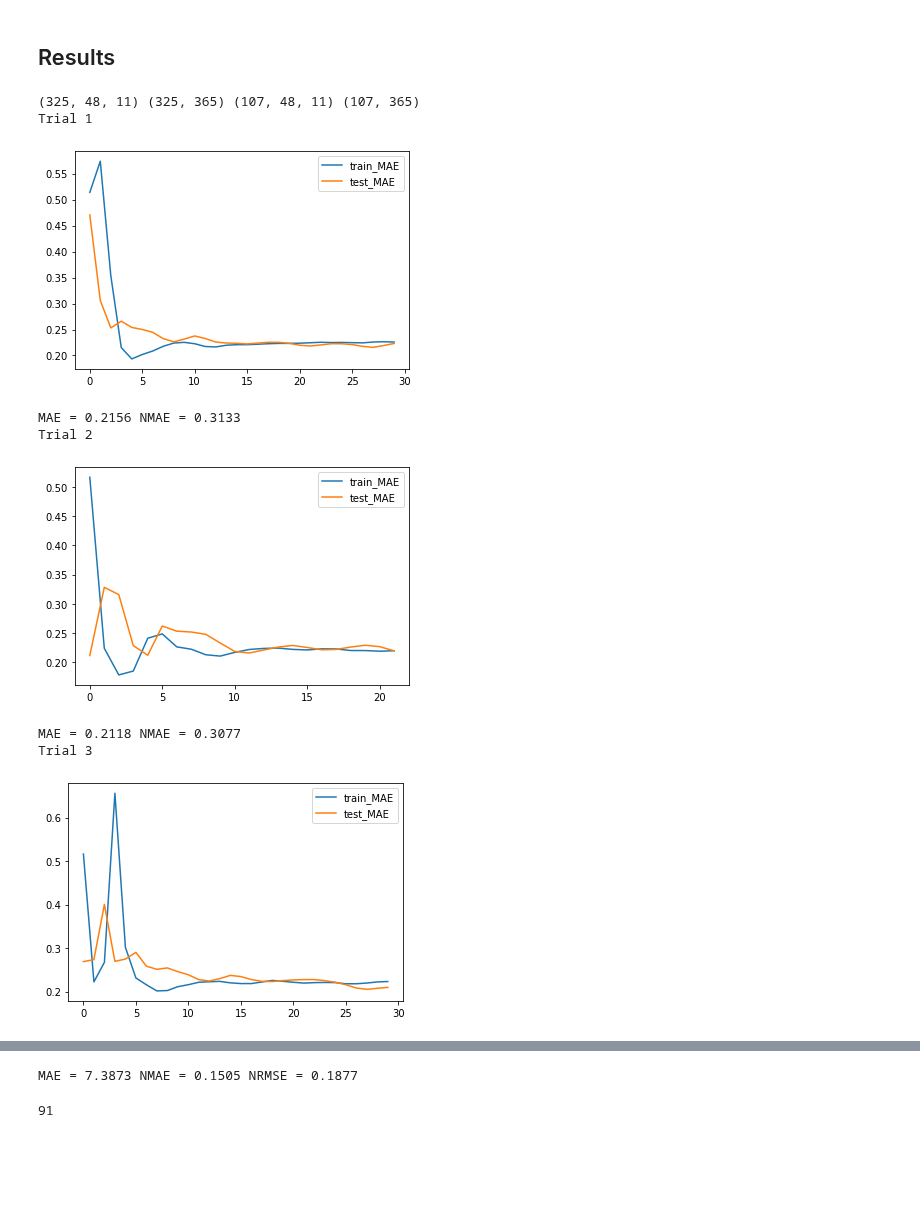
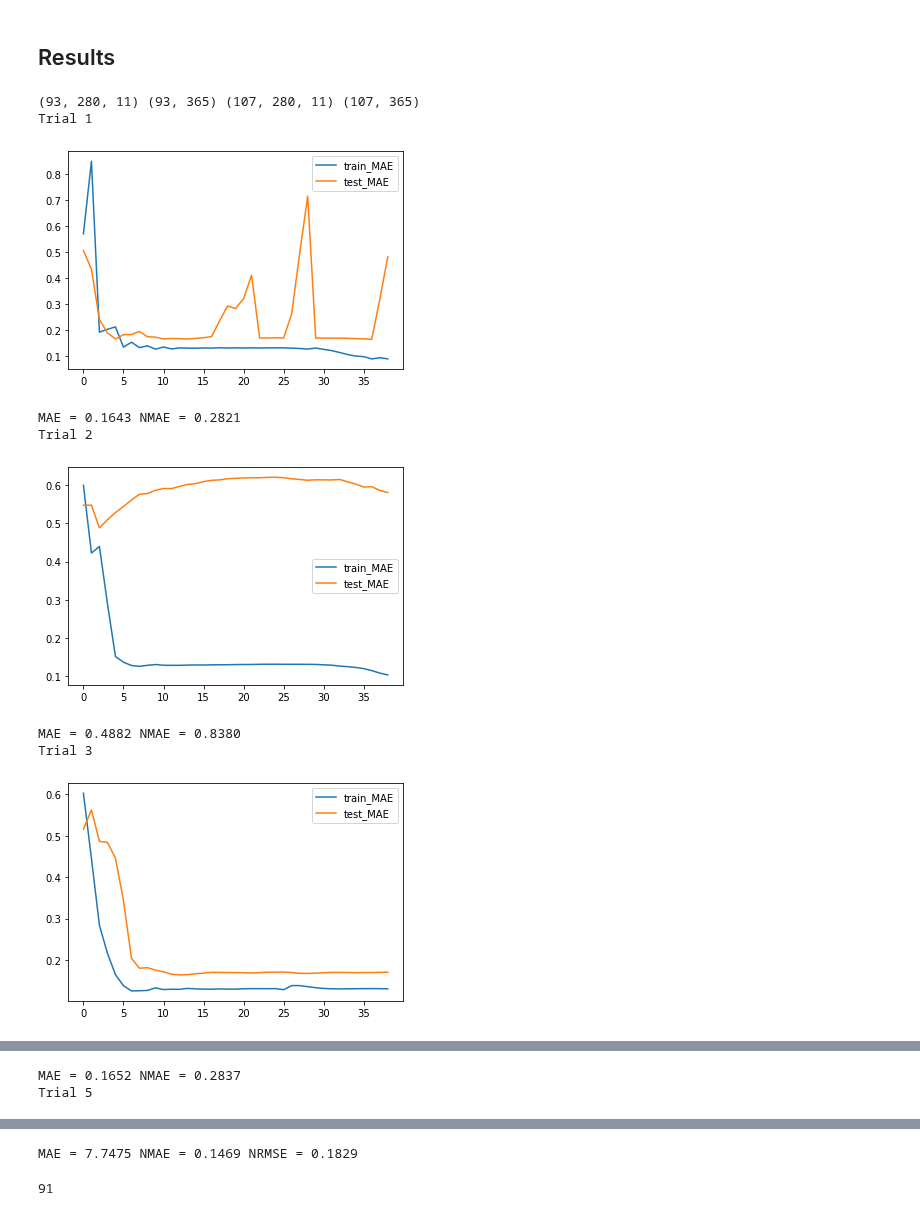
Before and after one commit to TLChilton/Senior_Capstone, a Jupyter notebook: Thomas/LSTMBayesSearch.ipynb, the cells around one changed output, grey strips where cells are left out. Cells and saved outputs as stored; diff of their text form; code cells hidden in the pictures; blank space fills up the shorter version.

Commit message:
Improvement NMAE = 0.1469 NRMSE = 0.1829

```diff
--- a/Thomas/LSTMBayesSearch.ipynb
+++ b/Thomas/LSTMBayesSearch.ipynb
@@ -175,11 +175,11 @@ dim_n_in = Integer(low=1, high=365, name='n_in')
 dim_learning_rate = Real(low=9e-5, high=9e-1, prior='log-uniform', name='learning_rate')
 dim_LSTM1 = Integer(low=1, high=300, name='LSTM1')
 dim_LSTM2 = Integer(low=1, high=300, name='LSTM2')
-dim_num_layers = Integer(low=1, high=5, name='num_layers')
+dim_num_layers = Integer(low=0, high=5, name='num_layers')
 dim_dropout1 = Real(low=9e-10, high=9e-1, prior='log-uniform', name='dropout1')
 dim_dropout2 = Real(low=9e-10, high=9e-1, prior='log-uniform', name='dropout2')
 dim_batch_size = Integer(low=1, high=600, name='batch_size')
-dim_patience = Integer(low=10,high=30, name="patience")
+dim_patience = Integer(low=10,high=100, name="patience")
 dim_num_epochs = Integer(low=10,high=200, name="num_epochs")
 
 dimensions = [
@@ -194,24 +194,12 @@ dimensions = [
     dim_patience,
     dim_num_epochs
 ]
-initial_points_uniform = [
-    [0.05, 10, 5, 1, 0.3, 0.2, 128, 10, 100],
-    [0.05070040716996712,9,5,1,0.2981292286447875,0.20196385462236377,130,20,100],
-    [0.14900790534917321,227,20,1,0.1332896435164779,0.25310540191204833,7,82,151],
-    [0.1723443596701473, 206, 182,1,0.8,0.47091493758924624,131,65,172],
-    [0.09020294903491917,131,104,1,0.5403923824839899,0.32774414270286845,130,40,144],
-    [0.2508200050253172,21,14,3,0.2988238710089116,0.29777934906144615,128,62,155]
-]
-initial_points_log = [
-    [200,0.05, 10, 5, 1, 0.3, 0.2, 128, 10, 100],
-    [200,0.011371679158067525,204,43,3,4.453410274049297e-05,4.3796608724946084e-08,281,19,134],
-    [200,0.2508200050253172,21,14,3,0.2988238710089116,0.29777934906144615,128,50,155],
-    [365,0.014348495758383454,203,108,3,1.1234819726911365e-08,0.1646937922613332,1,50,107],
-    [360,0.000990946164978859,236,43,3,0.0022848295909674633,6.395175192917852e-06,1,50,37]
-]
+
 initial_points = [
     [280,0.00971993713639623,247,225,4,7.300627801285873e-08,0.16606138575445825,105,19,14], # NMAE 0.2607
-    [48,0.19521125417826246,271,7,3,1.6257310794486974e-06,5.2516676073065695e-09,323,21,30] # NMAE 0.1505
+    [48,0.19521125417826246,271,7,3,1.6257310794486974e-06,5.2516676073065695e-09,323,21,30], # NMAE 0.1505
+    [231,0.010264476822280313,263,138,4,3.033099898738017e-08,0.0008493238305193479,136,21,119], # NMAE 0.1653
+    [280,0.0020229199777142574,125,255,3,5.56759489712845e-06,0.00024147778307501044,84,41,39], # NMAE 0.1469
 ]
 # %%
 
@@ -268,7 +256,7 @@ def fitness(n_in, learning_rate, LSTM1, LSTM2, num_layers, dropout1, dropout2, b
 gp_result = gp_minimize(
     func=fitness,
     dimensions=dimensions,
-    n_calls=30,
+    n_calls=15,
     n_jobs=-1,
     kappa=1.96,    # default is 1.96, lower values = more exploitation, higher = more exploration
     noise=1e-5,
@@ -339,6 +327,7 @@ res_df.head(15)
 ## Results
 # %%
 n_in = gp_result.x[0]
+
 num_test = max(floor(df.shape[0]*(1-percent_train)), n_out)
 df_test = df.drop(df.tail(n_out).index).tail(num_test+n_in)
 df_train = df.drop(df.tail(n_out+num_test).index)
@@ -347,7 +336,7 @@ test_X, test_y = split_data(df_test, df.columns, n_in, n_out)
 test_y_mean = np.mean(test_y)
 print(train_X.shape, train_y.shape, test_X.shape, test_y.shape)
 
-num_trials = 3
+num_trials = 5
 best_nmae = 9999.9999
 best_model = None
 
@@ -376,37 +365,37 @@ for t in range(num_trials):
         epochs=gp_result.x[9],
         batch_size=gp_result.x[7],
         validation_data=(test_X, test_y),
         shuffle=False,
         verbose=0,
         callbacks=[early_stopping])
     pyplot.figure()
     pyplot.plot(history.history['loss'], label='train_MAE')
     pyplot.plot(history.history['val_loss'], label='test_MAE')
     pyplot.legend()
     pyplot.show()
 
     with warnings.catch_warnings():
         warnings.filterwarnings(action='ignore', message='All-NaN axis encountered')
         mae = np.nanmin(history.history['val_loss'][-1*gp_result.x[8]:])
 
     # calculate NMAE
     normalized_mae = mae/test_y_mean
     print('MAE = %.4f NMAE = %.4f' % (mae, normalized_mae))
 
     if normalized_mae < best_nmae:
         best_nmae = normalized_mae
         best_model = model
     else:
         del model
 print()
 print(best_model.summary())
 # %% [output]
-(325, 48, 11) (325, 365) (107, 48, 11) (107, 365)
+(93, 280, 11) (93, 365) (107, 280, 11) (107, 365)
 Trial 1
-[figure, old version]
+[figure, new version]
-MAE = 0.2156 NMAE = 0.3133
+MAE = 0.1643 NMAE = 0.2821
 Trial 2
-[figure, old version]
+[figure, new version]
-MAE = 0.2118 NMAE = 0.3077
+MAE = 0.4882 NMAE = 0.8380
 Trial 3
-[figure, old version]
+[figure, new version]
@@ -429,0 +405,2 @@ None
+MAE = 0.1652 NMAE = 0.2837
+Trial 5
@@ -443,7 +438,7 @@ mae = tf.keras.metrics.mean_absolute_error(inv_y, inv_yhat)
 normalized_mae = mae/tf.math.reduce_mean(inv_y)
 print('MAE = %.4f NMAE = %.4f NRMSE = %.4f' % (mae, normalized_mae, normalized_rmse), end="")
 # %% [output]
-MAE = 7.3873 NMAE = 0.1505 NRMSE = 0.1877
+MAE = 7.7475 NMAE = 0.1469 NRMSE = 0.1829
 # %%
 predictDates = dates[len(dates)-(n_out*n_predict):]
 numQuarters = floor(n_out / 90)
```
Also changed, not shown: parts of 8 cells of this notebook.
